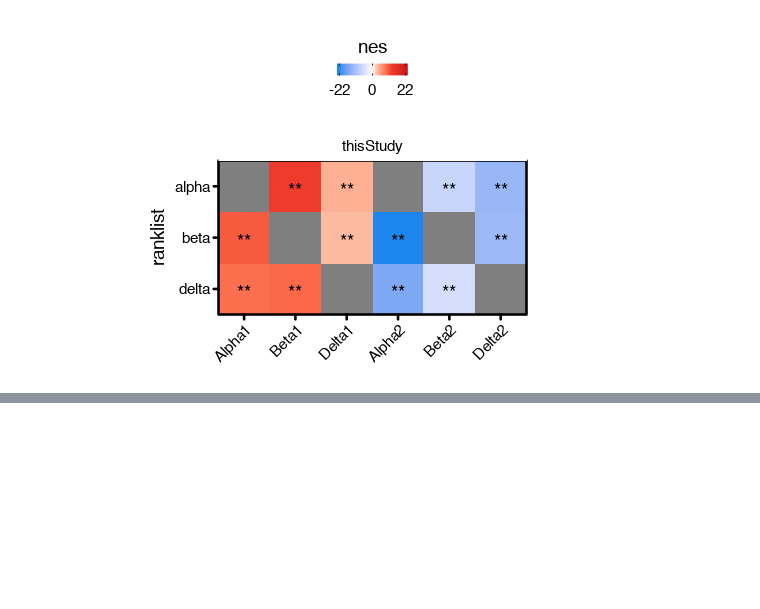
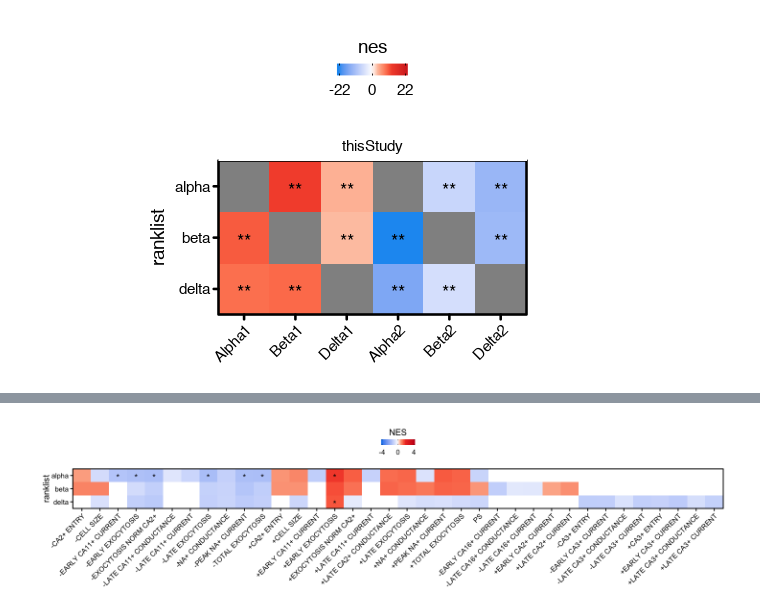
Before and after one commit to biomystery/islet_figs_motifs, a Jupyter notebook: promoter/plot_GSEA.ipynb, the cells around one changed output, grey strips where cells are left out. Saved outputs shown, nothing was run; the diff lists cells and outputs as text; code cells hidden in the pictures; blank space fills up the shorter version.

```diff
--- a/promoter/plot_GSEA.ipynb
+++ b/promoter/plot_GSEA.ipynb
@@ -149,0 +167,20 @@ system("open ../figures/Fig2/subfigs/fig_2B.prom_GSEA_b.pdf")
+# %%
+options(repr.plot.width = 12, repr.plot.height = 3)
+
+rg <- res.gsea.josh$NES %>% range(na.rm = T)
+rg.max = rg %>% abs %>% max
+rg.max = 4
+rg <- c(-4.037368597, 1.859556587)
+ggplot(res.gsea.josh, aes(NAME, ranklist)) + geom_tile(aes(fill = NES)) + geom_text(aes(label = significance),
+    hjust = 0.5, vjust = 0.75) + scale_fill_gradientn(colors = c("dodgerblue2", "white",
+    "#FCBBA1", "#FC9272", "#FB6A4A", "#EF3B2C", "#CB181D"), values = scales::rescale(c(rg[1],
+    seq(0, rg[2], length.out = 5), -rg[1])), limits = c(rg[1], -rg[1]), guide = guide_colourbar(ticks.colour = "black",
+    title.position = "top", title.hjust = 0.5, nbins = 10), breaks = c(-4, 0, 4)) +
+    theme_pubr() + theme(axis.title.x = element_blank(), legend.box.background = element_blank(),
+    legend.box.margin = margin(0, 0, 0, 0), legend.key.width = unit("3", "mm"), legend.key.height = unit("2.5",
+        "mm"), legend.position = "top", axis.text.x = element_text(angle = 45, hjust = 1)) +
+    coord_cartesian(expand = F, clip = "off")
+ggsave(filename = "../figures/Fig2/subfigs/fig_2B.prom_GSEA_b.pdf", width = 12, height = 3,
+    useDingbats = F)
+system("open ../figures/Fig2/subfigs/fig_2B.prom_GSEA_b.pdf")
+# %% [output]
@@ -149,0 +191 @@ system("open ../figures/Fig2/subfigs/fig_2B.prom_GSEA_b.pdf")
+[figure, added]
```
Also changed, not shown: parts of 5 cells of this notebook, 3 other files.
